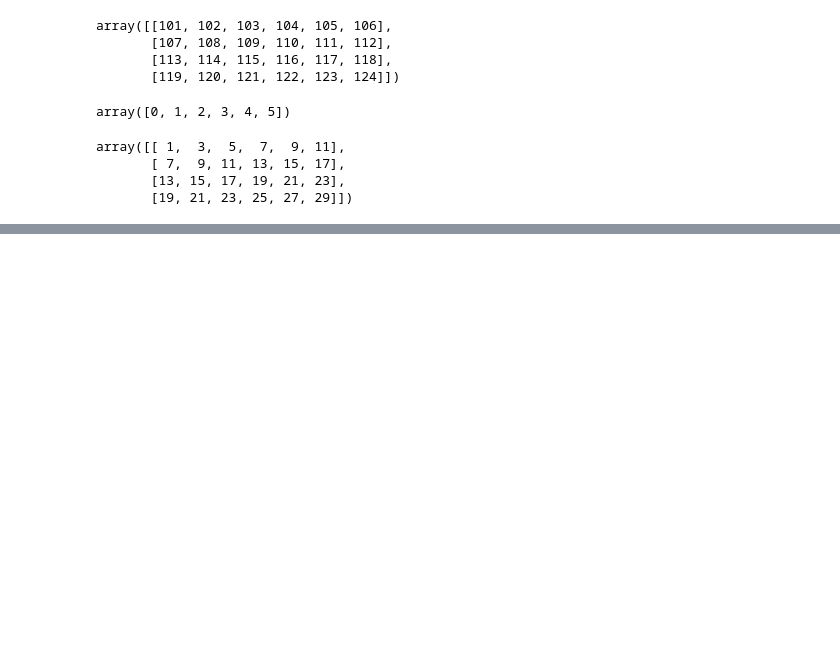
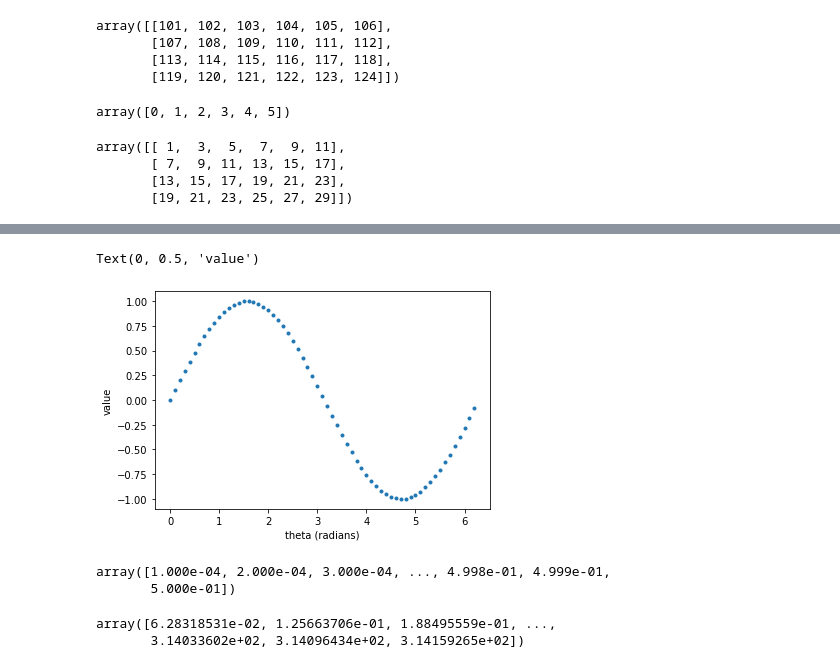
Before and after one commit to jinyoung821/class2019Fall, a Jupyter notebook: English Phonology.ipynb, the cells around one changed output, grey strips where cells are left out. Cells and saved outputs as stored; diff of their text form; code cells hidden in the pictures; blank space fills up the shorter version.

```diff
--- a/English Phonology.ipynb
+++ b/English Phonology.ipynb
@@ -704,0 +750,2 @@ array([[ 1,  3,  5,  7,  9, 11],
+# %%
+theta = np.arange(0, 2*np.pi, 0.1)
@@ -704,0 +760,2 @@ array([[ 1,  3,  5,  7,  9, 11],
+# %%
+s = np.sin(theta)
@@ -704,0 +778,10 @@ array([[ 1,  3,  5,  7,  9, 11],
+# %%
+# sin 함수 (x축 equidistance, y축 equidistance X / s, y축 모두 equidistance인 경우는 그래프가 linear할 때 y=ax)
+fig = plt.figure()
+ax = fig.add_subplot(111)
+ax.plot(theta, s, '.')
+ax.set_xlabel('theta (radians)')
+ax.set_ylabel('value')
+# %% [output]
+Text(0, 0.5, 'value')
+[figure, added]
@@ -704,0 +795,5 @@ array([[ 1,  3,  5,  7,  9, 11],
+# %%
+t     # 1.000의 10의 1/4승 = 0.0001
+# %% [output]
+array([1.000e-04, 2.000e-04, 3.000e-04, ..., 4.998e-01, 4.999e-01,
+       5.000e-01])
@@ -704,0 +804,5 @@ array([[ 1,  3,  5,  7,  9, 11],
+# %%
+theta     # t와 벡터의 사이즈가 같음
+# %% [output]
+array([6.28318531e-02, 1.25663706e-01, 1.88495559e-01, ...,
+       3.14033602e+02, 3.14096434e+02, 3.14159265e+02])
```
Also changed, not shown: parts of 19 cells of this notebook, 1 other file.
